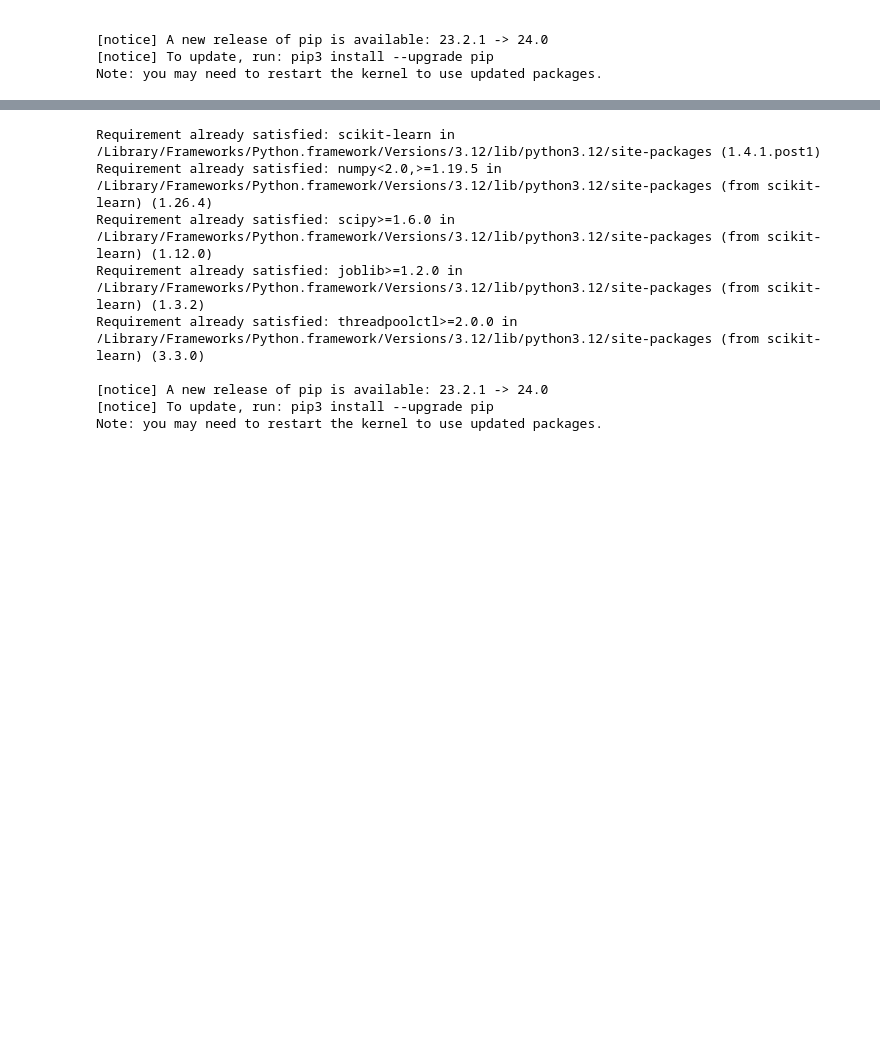
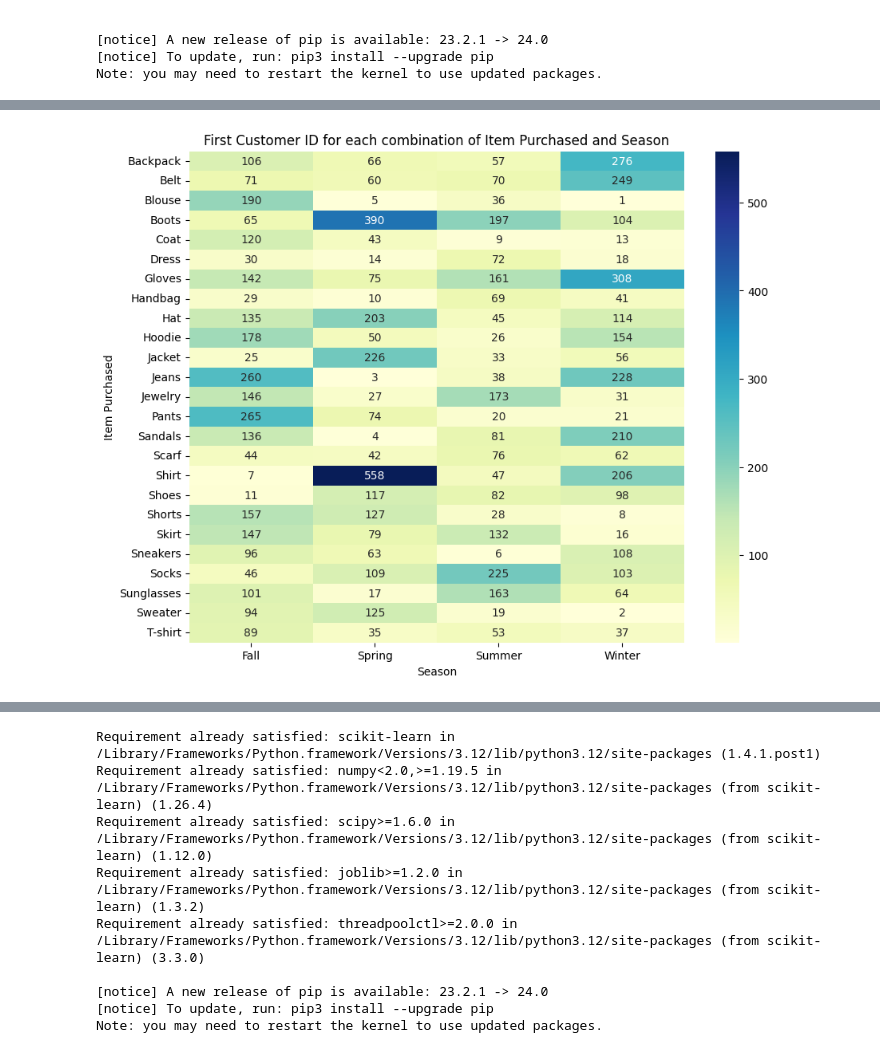
Before and after one commit to Gabeleo24/Customer-shopping-trends, a Jupyter notebook: CTPA.ipynb, the cells around one changed output, grey strips where cells are left out. Cells and saved outputs as stored; diff of their text form; code cells hidden in the pictures; blank space fills up the shorter version.

```diff
--- a/CTPA.ipynb
+++ b/CTPA.ipynb
@@ -132,0 +235,13 @@ Note: you may need to restart the kernel to use updated packages.
+# %%
+pivot_df = df.pivot_table(
+    index="Subscription Status", columns="Season", values="Customer ID", aggfunc="first"
+)
+pivot_table = df.pivot_table(
+    index="Gender", columns="Season", values="Purchase Amount (USD)", aggfunc="sum"
+)
+pivot_gender = df.pivot_table(
+    index="Subscription Status", columns="Gender", values="Customer ID", aggfunc="count"
+)
+print(pivot_table)
+print(pivot_gender)
+print(pivot_df)
@@ -132,0 +261,15 @@ Note: you may need to restart the kernel to use updated packages.
+# %%
+# Python
+import seaborn as sns
+import matplotlib.pyplot as plt
+
+# Assuming pivot_df is your pivot table
+plt.figure(figsize=(10, 8))
+sns.heatmap(pivot_df, annot=True, fmt=".0f", cmap="YlGnBu")
+
+plt.title("First Customer ID for each combination of Item Purchased and Season")
+plt.xlabel("Season")
+plt.ylabel("Item Purchased")
+plt.show()
+# %% [output]
+[figure, added]
```
Also changed, not shown: parts of 20 cells of this notebook.
